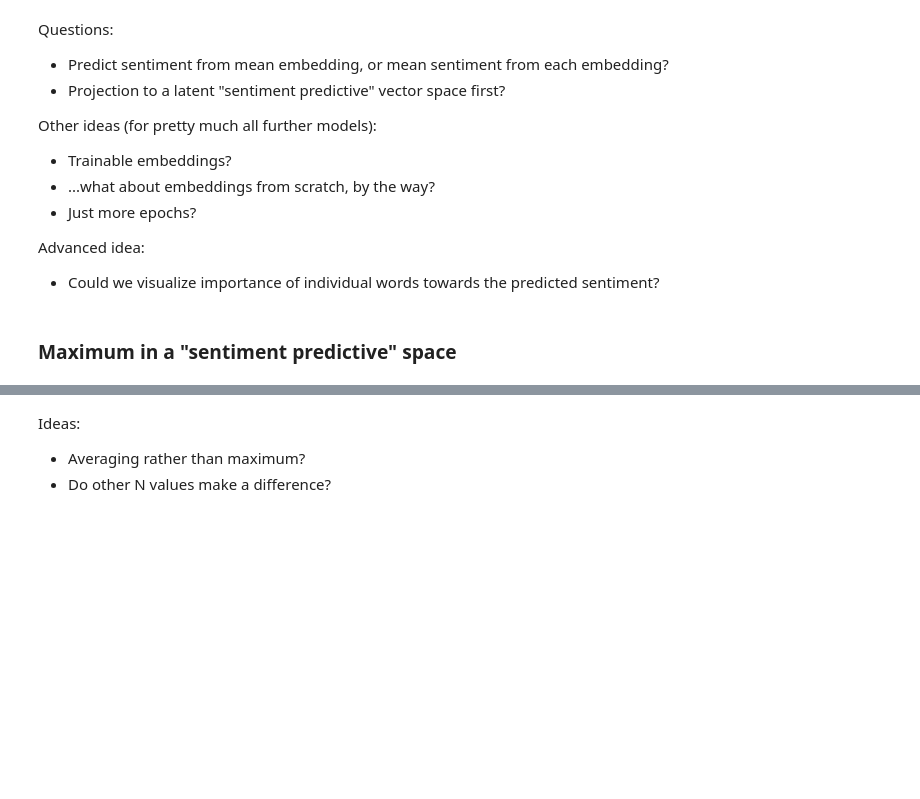
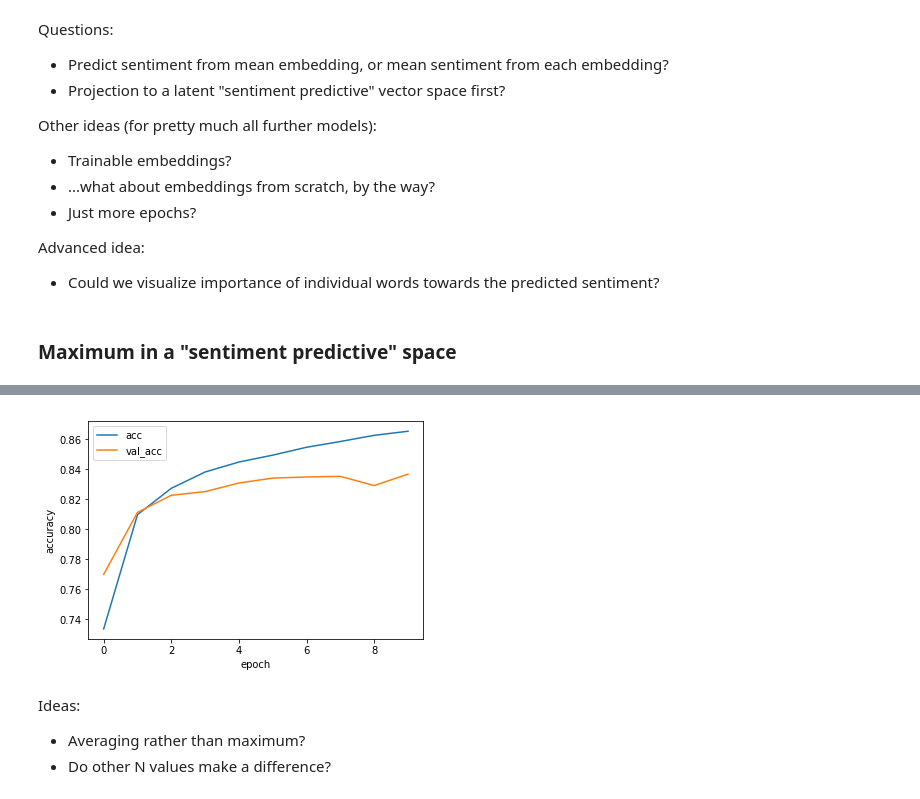
Before and after one commit to ZhukovGreen/mlprague-2019, a Jupyter notebook: MLPrague19_IMDB_Sentiment.ipynb, the cells around one changed output, grey strips where cells are left out. Saved outputs shown, nothing was run; the diff lists cells and outputs as text; code cells hidden in the pictures; blank space fills up the shorter version.

```diff
--- a/MLPrague19_IMDB_Sentiment.ipynb
+++ b/MLPrague19_IMDB_Sentiment.ipynb
@@ -492,3 +514,7 @@ Accuracy (epoch 10): 0.8657 train, 0.8360 val
+# %%
+plot_train_history(history)
+# %% [output]
+[figure, added]
 # %% [markdown]
 Ideas:
   * Averaging rather than maximum?
```
Also changed, not shown: parts of 13 cells of this notebook, 2 other files.
